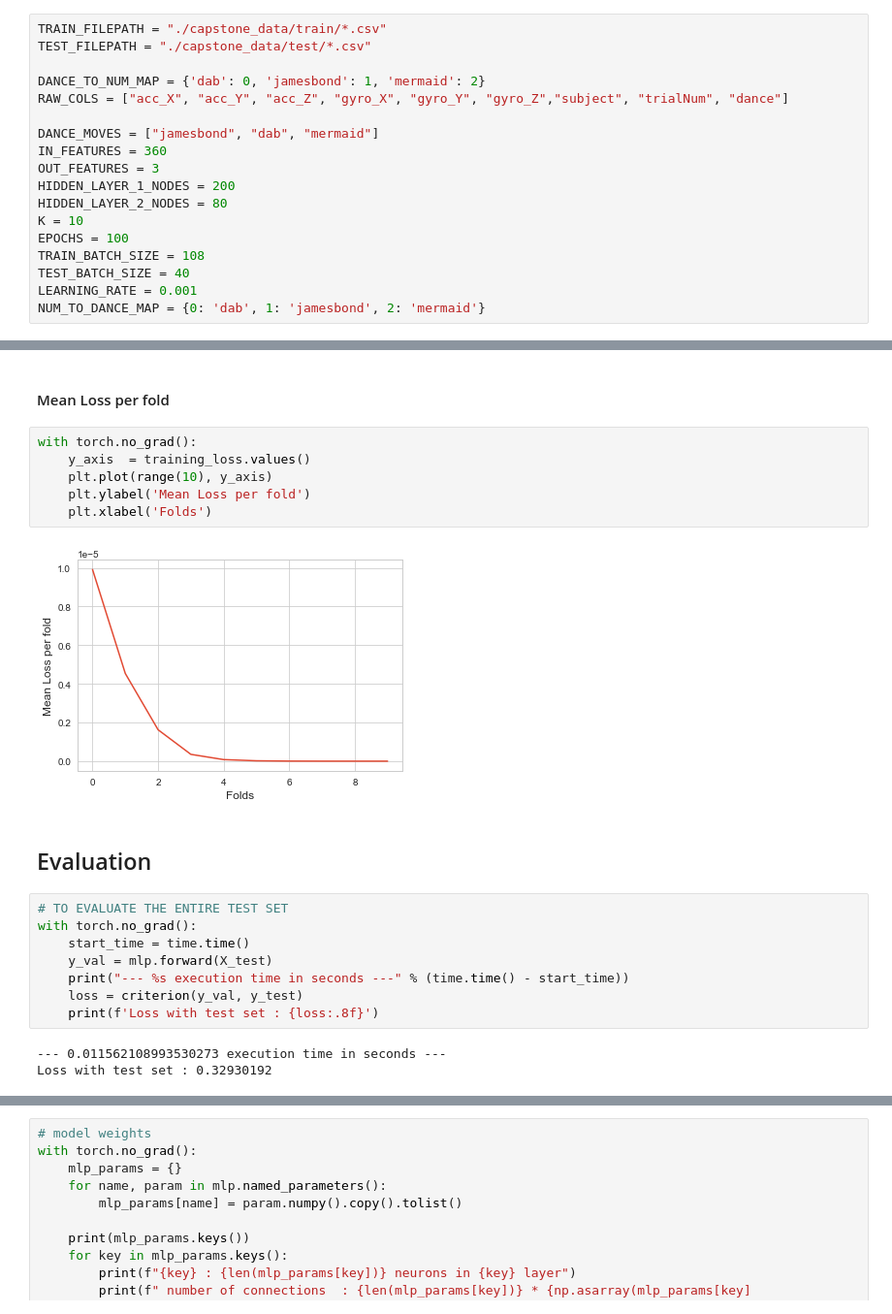
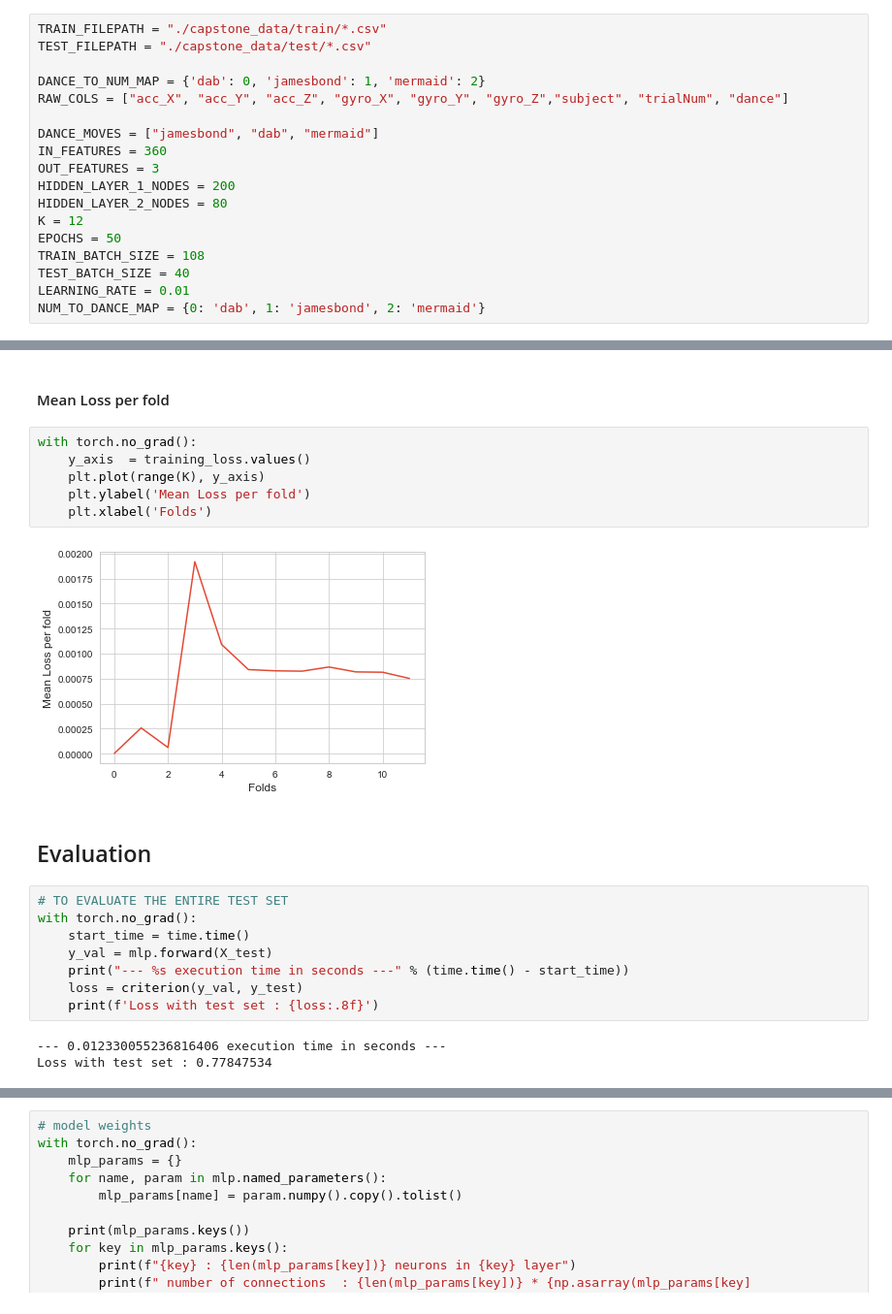
Before and after one commit to CG4002-ComputerEngineering-Capstone/DanceDance, a Jupyter notebook: Machine_Learning/Week_9_Prep/nn_trainer.ipynb, the cells around one changed output, grey strips where cells are left out. Shown: that part at 97% size. Saved outputs shown, nothing was run; the diff lists cells and outputs as text.

```diff
--- a/Machine_Learning/Week_9_Prep/nn_trainer.ipynb
+++ b/Machine_Learning/Week_9_Prep/nn_trainer.ipynb
@@ -41,11 +41,11 @@ IN_FEATURES = 360
 OUT_FEATURES = 3
 HIDDEN_LAYER_1_NODES = 200
 HIDDEN_LAYER_2_NODES = 80
-K = 10
-EPOCHS = 100
+K = 12
+EPOCHS = 50
 TRAIN_BATCH_SIZE = 108
 TEST_BATCH_SIZE = 40
-LEARNING_RATE = 0.001
+LEARNING_RATE = 0.01
 NUM_TO_DANCE_MAP = {0: 'dab', 1: 'jamesbond', 2: 'mermaid'}
 # %% [markdown]
 ## Load Dataset
@@ -179,11 +180,11 @@ Max Validation Accuracy:  100.0
 # %%
 with torch.no_grad():
     y_axis  = training_loss.values()
-    plt.plot(range(10), y_axis)
+    plt.plot(range(K), y_axis)
     plt.ylabel('Mean Loss per fold')
     plt.xlabel('Folds')
 # %% [output]
-[figure, old version]
+[figure, new version]
 # %% [markdown]
 ## Evaluation
 # %%
@@ -195,8 +196,8 @@ with torch.no_grad():
     loss = criterion(y_val, y_test)
     print(f'Loss with test set : {loss:.8f}')
 # %% [output]
---- 0.011562108993530273 execution time in seconds ---
-Loss with test set : 0.32930192
+--- 0.012330055236816406 execution time in seconds ---
+Loss with test set : 0.77847534
 # %%
 with torch.no_grad():
     # checking accuracy on test dataset
```
Also changed, not shown: parts of 7 cells of this notebook, 57 other files.
